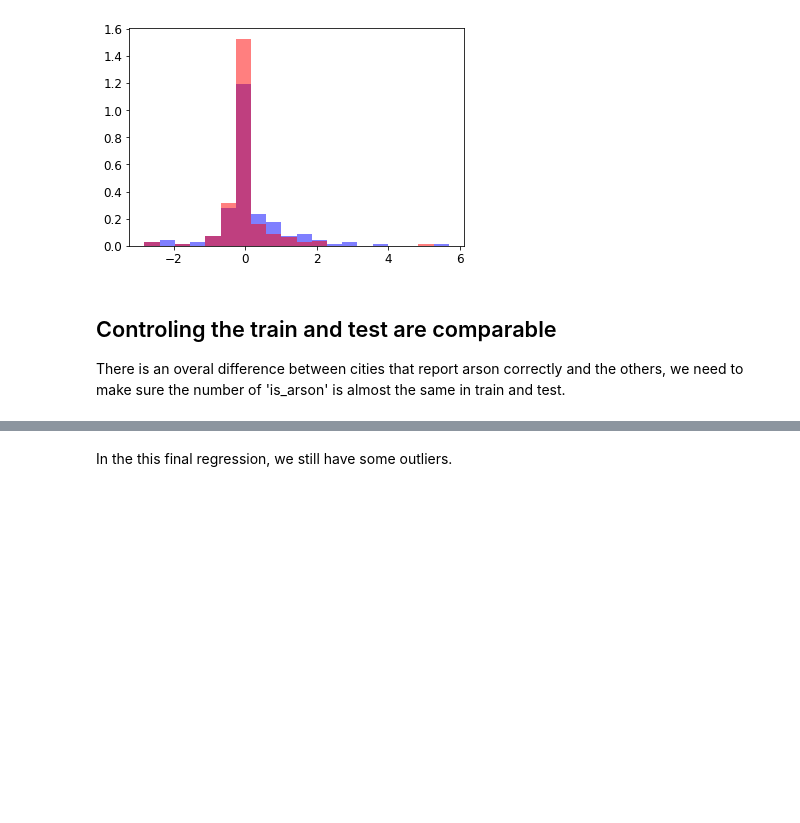
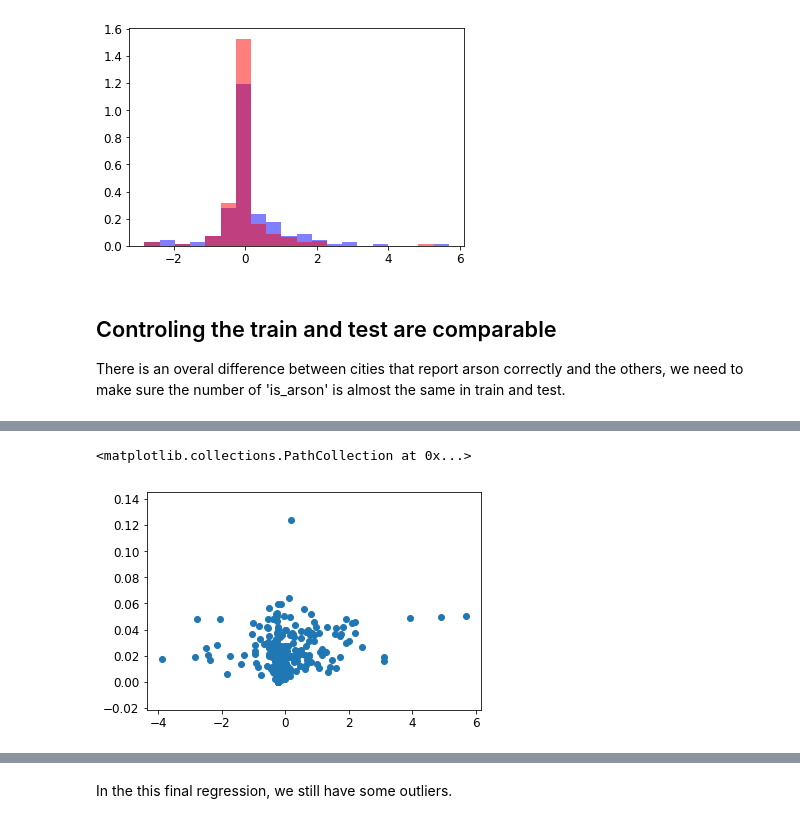
Before and after one commit to percevalve/test, a Jupyter notebook: NY_city_offense_2013.ipynb, the cells around one changed output, grey strips where cells are left out. Cells and saved outputs as stored; diff of their text form; code cells hidden in the pictures; blank space fills up the shorter version.

```diff
--- a/NY_city_offense_2013.ipynb
+++ b/NY_city_offense_2013.ipynb
@@ -407,0 +424,5 @@ plt.show()
+# %%
+plt.scatter(x.pca_1,y.property)
+# %% [output]
+<matplotlib.collections.PathCollection at 0x...>
+[figure, added]
```
Also changed, not shown: parts of 19 cells of this notebook, 8 other files.
